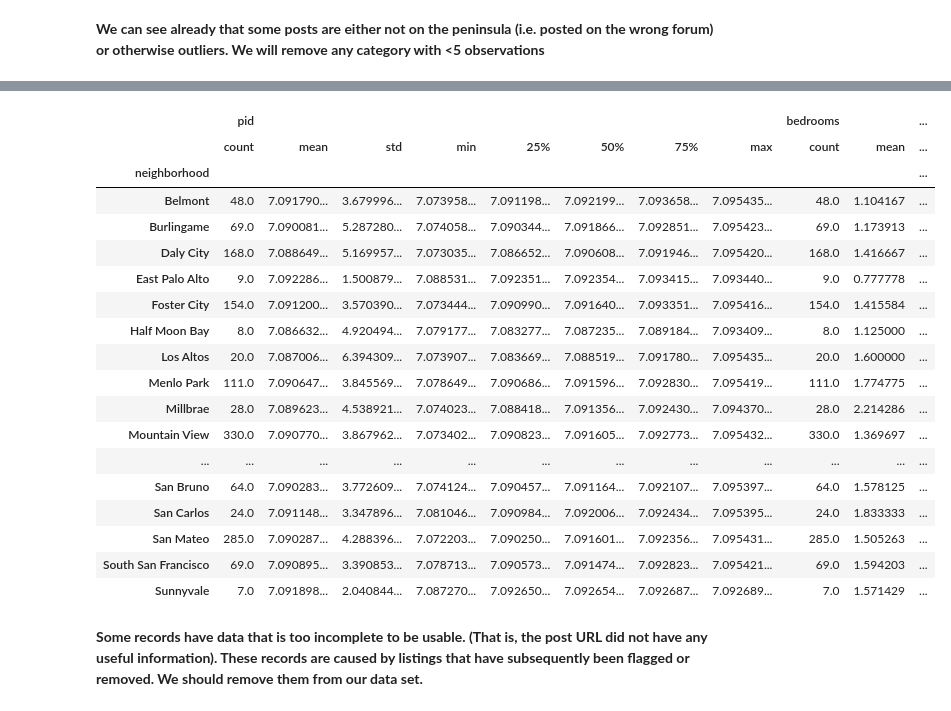
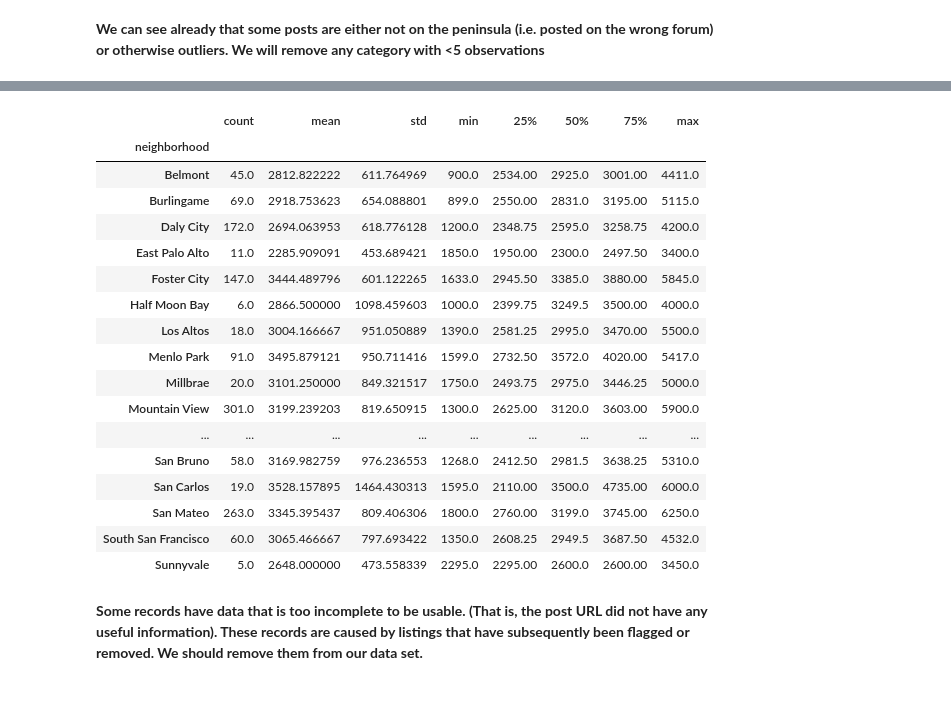
Before and after one commit to supplee/cl-housing, a Jupyter notebook: clean-data.ipynb, the cells around one changed output, grey strips where cells are left out. Saved outputs shown, nothing was run; the diff lists cells and outputs as text; code cells hidden in the pictures.

```diff
--- a/clean-data.ipynb
+++ b/clean-data.ipynb
@@ -121,26 +123,25 @@ Sunnyvale                7
 Name: neighborhood, dtype: int64
 # %%
-tf.groupby('neighborhood').describe()
+tf.groupby('neighborhood')['price'].describe()
 # %% [output]
-|  | pid |  |  |  |  |  |  |  | bedrooms |  | ... |
-|  | count | mean | std | min | 25% | 50% | 75% | max | count | mean | ... |
-| neighborhood |  |  |  |  |  |  |  |  |  |  | ... |
-| Belmont | 48.0 | 7.091790... | 3.679996... | 7.073958... | 7.091198... | 7.092199... | 7.093658... | 7.095435... | 48.0 | 1.104167 | ... |
-| Burlingame | 69.0 | 7.090081... | 5.287280... | 7.074058... | 7.090344... | 7.091866... | 7.092851... | 7.095423... | 69.0 | 1.173913 | ... |
-| Daly City | 168.0 | 7.088649... | 5.169957... | 7.073035... | 7.086652... | 7.090608... | 7.091946... | 7.095420... | 168.0 | 1.416667 | ... |
-| East Palo Alto | 9.0 | 7.092286... | 1.500879... | 7.088531... | 7.092351... | 7.092354... | 7.093415... | 7.093440... | 9.0 | 0.777778 | ... |
-| Foster City | 154.0 | 7.091200... | 3.570390... | 7.073444... | 7.090990... | 7.091640... | 7.093351... | 7.095416... | 154.0 | 1.415584 | ... |
-| Half Moon Bay | 8.0 | 7.086632... | 4.920494... | 7.079177... | 7.083277... | 7.087235... | 7.089184... | 7.093409... | 8.0 | 1.125000 | ... |
-| Los Altos | 20.0 | 7.087006... | 6.394309... | 7.073907... | 7.083669... | 7.088519... | 7.091780... | 7.095435... | 20.0 | 1.600000 | ... |
-| Menlo Park | 111.0 | 7.090647... | 3.845569... | 7.078649... | 7.090686... | 7.091596... | 7.092830... | 7.095419... | 111.0 | 1.774775 | ... |
-| Millbrae | 28.0 | 7.089623... | 4.538921... | 7.074023... | 7.088418... | 7.091356... | 7.092430... | 7.094370... | 28.0 | 2.214286 | ... |
-| Mountain View | 330.0 | 7.090770... | 3.867962... | 7.073402... | 7.090823... | 7.091605... | 7.092773... | 7.095432... | 330.0 | 1.369697 | ... |
-| ... | ... | ... | ... | ... | ... | ... | ... | ... | ... | ... | ... |
-| San Bruno | 64.0 | 7.090283... | 3.772609... | 7.074124... | 7.090457... | 7.091164... | 7.092107... | 7.095397... | 64.0 | 1.578125 | ... |
-| San Carlos | 24.0 | 7.091148... | 3.347896... | 7.081046... | 7.090984... | 7.092006... | 7.092434... | 7.095395... | 24.0 | 1.833333 | ... |
-| San Mateo | 285.0 | 7.090287... | 4.288396... | 7.072203... | 7.090250... | 7.091601... | 7.092356... | 7.095431... | 285.0 | 1.505263 | ... |
-| South San Francisco | 69.0 | 7.090895... | 3.390853... | 7.078713... | 7.090573... | 7.091474... | 7.092823... | 7.095421... | 69.0 | 1.594203 | ... |
-| Sunnyvale | 7.0 | 7.091898... | 2.040844... | 7.087270... | 7.092650... | 7.092654... | 7.092687... | 7.092689... | 7.0 | 1.571429 | ... |
+|  | count | mean | std | min | 25% | 50% | 75% | max |
+| neighborhood |  |  |  |  |  |  |  |  |
+| Belmont | 45.0 | 2812.822222 | 611.764969 | 900.0 | 2534.00 | 2925.0 | 3001.00 | 4411.0 |
+| Burlingame | 69.0 | 2918.753623 | 654.088801 | 899.0 | 2550.00 | 2831.0 | 3195.00 | 5115.0 |
+| Daly City | 172.0 | 2694.063953 | 618.776128 | 1200.0 | 2348.75 | 2595.0 | 3258.75 | 4200.0 |
+| East Palo Alto | 11.0 | 2285.909091 | 453.689421 | 1850.0 | 1950.00 | 2300.0 | 2497.50 | 3400.0 |
+| Foster City | 147.0 | 3444.489796 | 601.122265 | 1633.0 | 2945.50 | 3385.0 | 3880.00 | 5845.0 |
+| Half Moon Bay | 6.0 | 2866.500000 | 1098.459603 | 1000.0 | 2399.75 | 3249.5 | 3500.00 | 4000.0 |
+| Los Altos | 18.0 | 3004.166667 | 951.050889 | 1390.0 | 2581.25 | 2995.0 | 3470.00 | 5500.0 |
+| Menlo Park | 91.0 | 3495.879121 | 950.711416 | 1599.0 | 2732.50 | 3572.0 | 4020.00 | 5417.0 |
+| Millbrae | 20.0 | 3101.250000 | 849.321517 | 1750.0 | 2493.75 | 2975.0 | 3446.25 | 5000.0 |
+| Mountain View | 301.0 | 3199.239203 | 819.650915 | 1300.0 | 2625.00 | 3120.0 | 3603.00 | 5900.0 |
+| ... | ... | ... | ... | ... | ... | ... | ... | ... |
+| San Bruno | 58.0 | 3169.982759 | 976.236553 | 1268.0 | 2412.50 | 2981.5 | 3638.25 | 5310.0 |
+| San Carlos | 19.0 | 3528.157895 | 1464.430313 | 1595.0 | 2110.00 | 3500.0 | 4735.00 | 6000.0 |
+| San Mateo | 263.0 | 3345.395437 | 809.406306 | 1800.0 | 2760.00 | 3199.0 | 3745.00 | 6250.0 |
+| South San Francisco | 60.0 | 3065.466667 | 797.693422 | 1350.0 | 2608.25 | 2949.5 | 3687.50 | 4532.0 |
+| Sunnyvale | 5.0 | 2648.000000 | 473.558339 | 2295.0 | 2295.00 | 2600.0 | 2600.00 | 3450.0 |
 # %% [markdown]
 __Some records have data that is too incomplete to be usable.  (That is, the post URL did not have any useful information).  These records are caused by listings that have subsequently been flagged or removed.  We should remove them from our data set.__
 # %%
```
Also changed, not shown: parts of 45 cells of this notebook.
